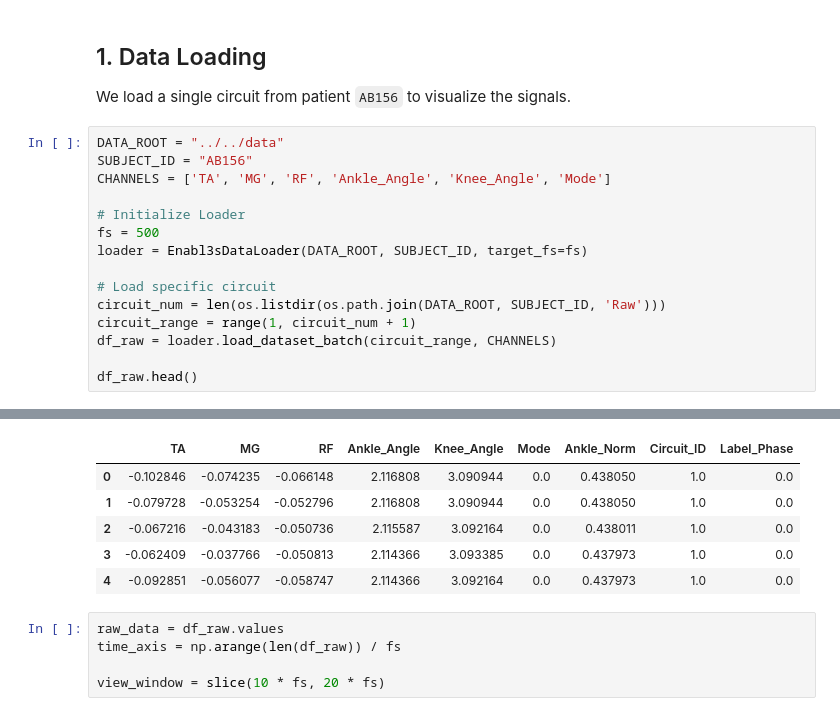
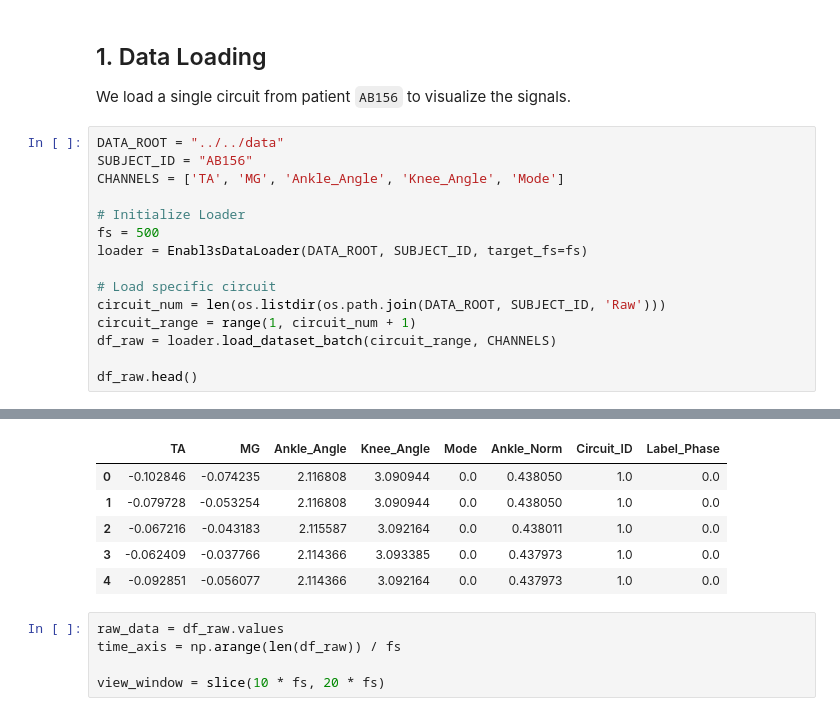
Before and after one commit to MNR-MarcosOriolPagonabarraga-projects/NeuroGait, a Jupyter notebook: src/notebooks/preprocessing.ipynb, the cells around one changed output, grey strips where cells are left out. Saved outputs shown, nothing was run; the diff lists cells and outputs as text.

```diff
--- a/src/notebooks/preprocessing.ipynb
+++ b/src/notebooks/preprocessing.ipynb
@@ -30,7 +30,7 @@ We load a single circuit from patient `AB156` to visualize the signals.
 # %%
 DATA_ROOT = "../../data"
 SUBJECT_ID = "AB156"
-CHANNELS = ['TA', 'MG', 'RF', 'Ankle_Angle', 'Knee_Angle', 'Mode']
+CHANNELS = ['TA', 'MG', 'Ankle_Angle', 'Knee_Angle', 'Mode']
 
 # Initialize Loader
 fs = 500
@@ -63,9 +63,9 @@ df_raw.head()
-|  | TA | MG | RF | Ankle_Angle | Knee_Angle | Mode | Ankle_Norm | Circuit_ID | Label_Phase |
-| 0 | -0.102846 | -0.074235 | -0.066148 | 2.116808 | 3.090944 | 0.0 | 0.438050 | 1.0 | 0.0 |
-| 1 | -0.079728 | -0.053254 | -0.052796 | 2.116808 | 3.090944 | 0.0 | 0.438050 | 1.0 | 0.0 |
-| 2 | -0.067216 | -0.043183 | -0.050736 | 2.115587 | 3.092164 | 0.0 | 0.438011 | 1.0 | 0.0 |
-| 3 | -0.062409 | -0.037766 | -0.050813 | 2.114366 | 3.093385 | 0.0 | 0.437973 | 1.0 | 0.0 |
-| 4 | -0.092851 | -0.056077 | -0.058747 | 2.114366 | 3.092164 | 0.0 | 0.437973 | 1.0 | 0.0 |
+|  | TA | MG | Ankle_Angle | Knee_Angle | Mode | Ankle_Norm | Circuit_ID | Label_Phase |
+| 0 | -0.102846 | -0.074235 | 2.116808 | 3.090944 | 0.0 | 0.438050 | 1.0 | 0.0 |
+| 1 | -0.079728 | -0.053254 | 2.116808 | 3.090944 | 0.0 | 0.438050 | 1.0 | 0.0 |
+| 2 | -0.067216 | -0.043183 | 2.115587 | 3.092164 | 0.0 | 0.438011 | 1.0 | 0.0 |
+| 3 | -0.062409 | -0.037766 | 2.114366 | 3.093385 | 0.0 | 0.437973 | 1.0 | 0.0 |
+| 4 | -0.092851 | -0.056077 | 2.114366 | 3.092164 | 0.0 | 0.437973 | 1.0 | 0.0 |
 # %%
 raw_data = df_raw.values
 time_axis = np.arange(len(df_raw)) / fs
```
Also changed, not shown: parts of 7 cells of this notebook, 2 other files.
